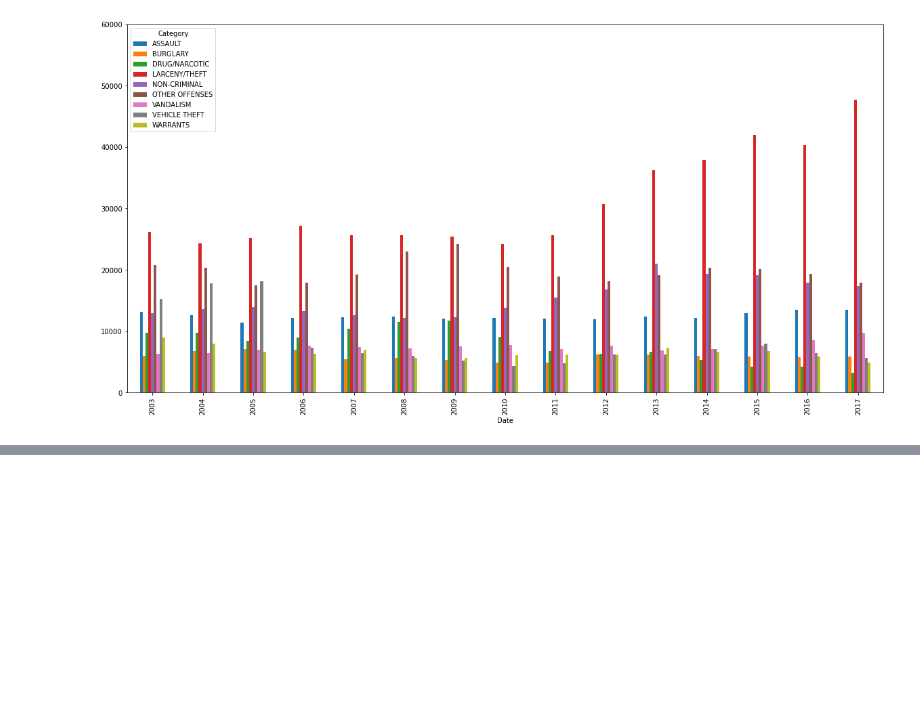
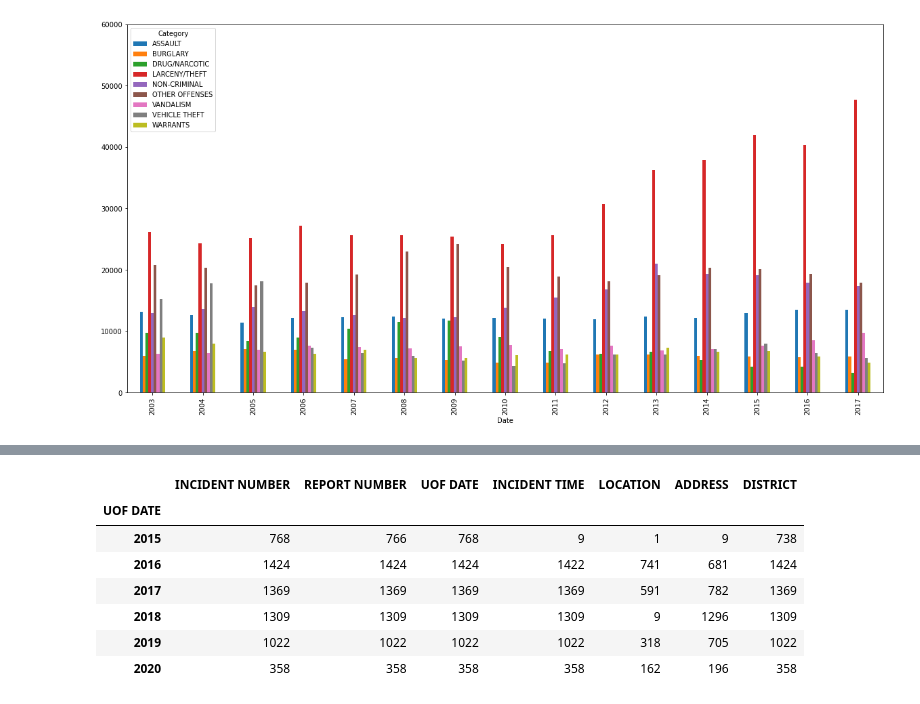
Before and after one commit to sfbrigade/datasci-police-budget, a Jupyter notebook: sanfranciscodataset/San_Francisco_Incidents_Analysis.ipynb, the cells around one changed output, grey strips where cells are left out. Cells and saved outputs as stored; diff of their text form; code cells hidden in the pictures; blank space fills up the shorter version.

```diff
--- a/sanfranciscodataset/San_Francisco_Incidents_Analysis.ipynb
+++ b/sanfranciscodataset/San_Francisco_Incidents_Analysis.ipynb
@@ -214,0 +280,11 @@ top_10_yearly.count()["PdId"].unstack().plot(ax=ax, kind='bar')
+# %%
+sf_use_of_force.groupby(sf_use_of_force["UOF DATE"].dt.year).count()
+# %% [output]
+|  | INCIDENT NUMBER | REPORT NUMBER | UOF DATE | INCIDENT TIME | LOCATION | ADDRESS | DISTRICT |
+| UOF DATE |  |  |  |  |  |  |  |
+| 2015 | 768 | 766 | 768 | 9 | 1 | 9 | 738 |
+| 2016 | 1424 | 1424 | 1424 | 1422 | 741 | 681 | 1424 |
+| 2017 | 1369 | 1369 | 1369 | 1369 | 591 | 782 | 1369 |
+| 2018 | 1309 | 1309 | 1309 | 1309 | 9 | 1296 | 1309 |
+| 2019 | 1022 | 1022 | 1022 | 1022 | 318 | 705 | 1022 |
+| 2020 | 358 | 358 | 358 | 358 | 162 | 196 | 358 |
```
Also changed, not shown: parts of 13 cells of this notebook, 5 other files.
